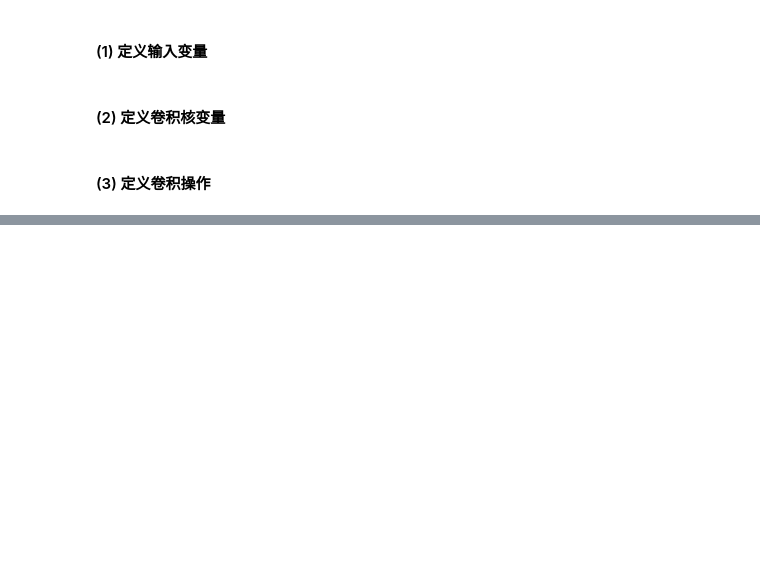
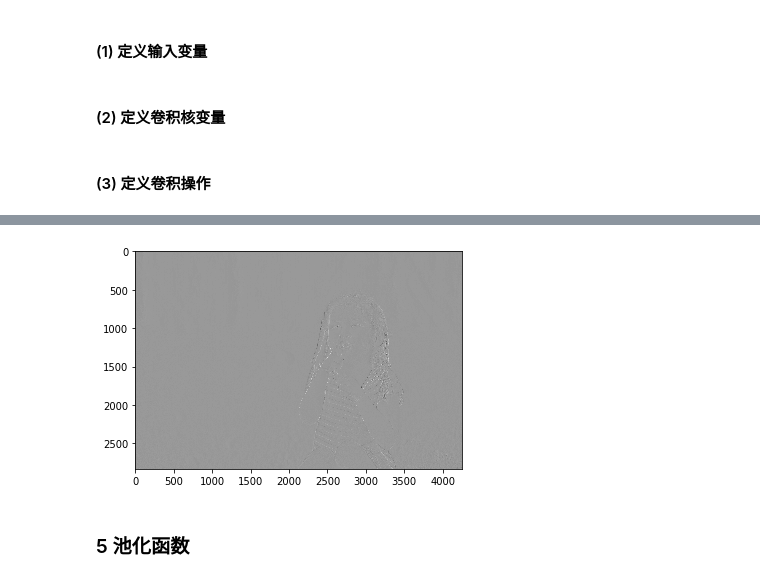
Before and after one commit to open-nlp/deeplearning-tensorflow, a Jupyter notebook: 6-卷积神经网络.ipynb, the cells around one changed output, grey strips where cells are left out. Saved outputs shown, nothing was run; the diff lists cells and outputs as text; code cells hidden in the pictures; blank space fills up the shorter version.

```diff
--- a/6-卷积神经网络.ipynb
+++ b/6-卷积神经网络.ipynb
@@ -4,17 +4,18 @@
 import tensorflow as tf
 import numpy as np
 import matplotlib.pyplot as plt
-import os
-gpu_no = '0'
-os.environ["CUDA_VISIBLE_DEVICES"] = gpu_no
-# 定义TensorFlow配置
-config = tf.ConfigProto()
-# 配置GPU内存分配方式，按需增长，很关键
-config.gpu_options.allow_growth = True
-# 配置可使用的显存比例
-config.gpu_options.per_process_gpu_memory_fraction = 0.1
-# 在创建session的时候把config作为参数传进去
-sess = tf.Session(config = config)
+# import os
+# gpu_no = '0'
+# os.environ["CUDA_VISIBLE_DEVICES"] = gpu_no
+# # 定义TensorFlow配置
+# config = tf.ConfigProto()
+# # 配置GPU内存分配方式，按需增长，很关键
+# config.gpu_options.allow_growth = True
+# # 配置可使用的显存比例
+# config.gpu_options.per_process_gpu_memory_fraction = 1
+# # 在创建session的时候把config作为参数传进去
+# sess = tf.Session(config = config)
+sess = tf.Session()
 # %% [markdown]
 ### 1 理解卷积神经网络
 # %% [markdown]
@@ -197,0 +249,20 @@ print(sess.run(op1))
+# %%
+input_img = tf.Variable(tf.constant(value=1.0,shape=[1,2832,4256,3],dtype=tf.float32))
+filter_img = tf.Variable(tf.constant(value=[[-1.,-1.,-1.],[0,0,0],[1.,1.,1.],
+                                        [-2.,-2.,-2.],[0,0,0],[2.,2.,2.],
+                                        [-1.,-1.,-1.],[0,0,0],[1.,1.,1.]],shape=[3,3,3,1]))
+# 输入三个通道,输出一个通道
+op = tf.nn.conv2d(input=input_img,filter=filter_img,strides=[1,1,1,1],padding='SAME')
+# 最后需要将其归一化,变成一个黑白图像
+output = tf.cast(255*(op - tf.reduce_min(op))/(tf.reduce_max(op)-tf.reduce_min(op)),dtype=tf.int32)
+# %%
+sess.run(tf.global_variables_initializer())
+img = np.reshape(myimg,newshape=[1,2832,4256,3])
+out = sess.run(output,feed_dict={input_img:img})
+out = np.reshape(out,newshape=[2832,4256])
+plt.imshow(out,cmap='Greys_r')
+plt.show()
+# %% [output]
+[figure, added]
+# %% [markdown]
+### 5 池化函数
```
Also changed, not shown: parts of 22 cells of this notebook, 18 other files.
